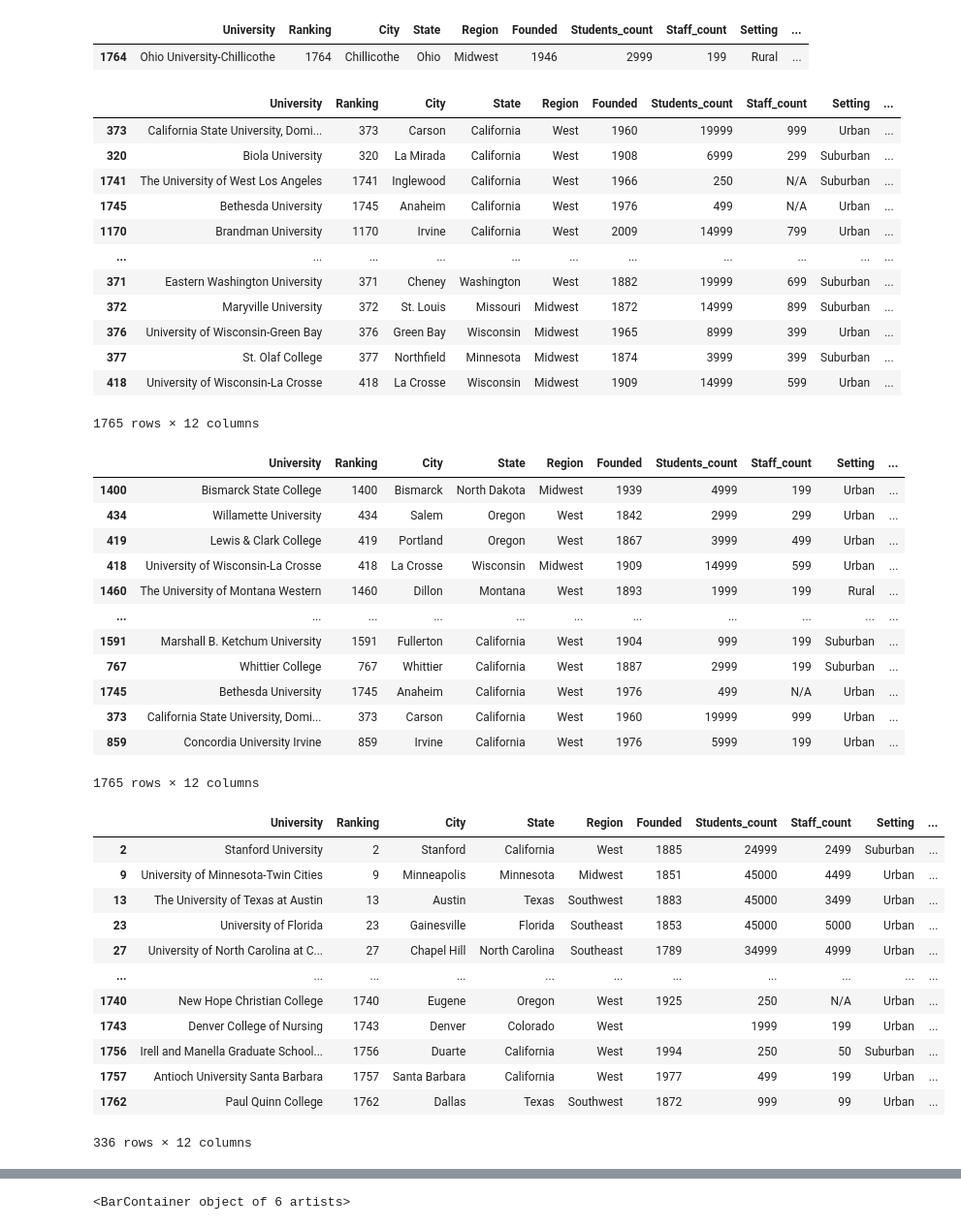
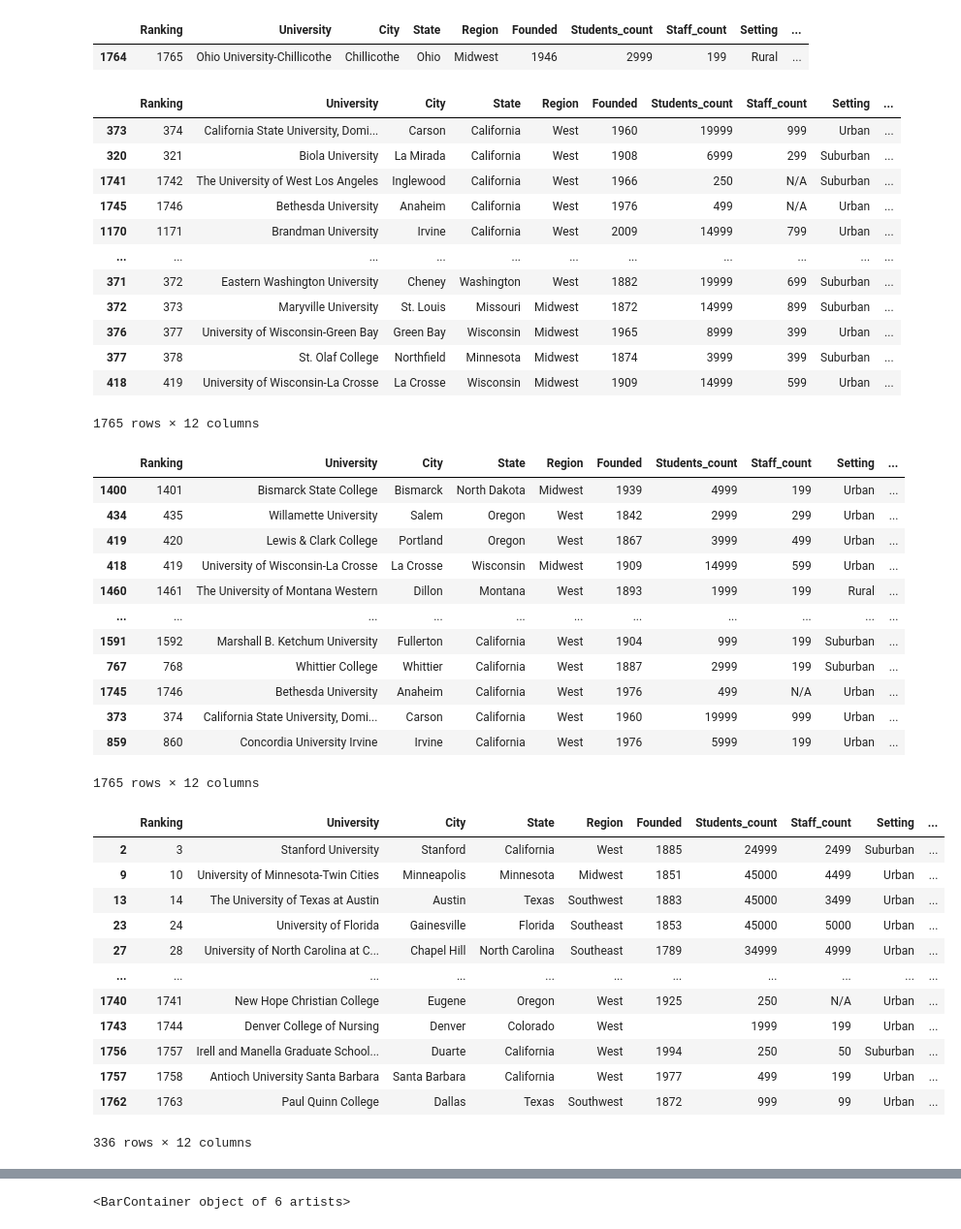
Before and after one commit to mac5617/414, a Jupyter notebook: Assingment 1/idea2.ipynb, the cells around one changed output, grey strips where cells are left out. Shown at 97% size. Cells and saved outputs as stored; diff of their text form; code cells hidden in the pictures.

```diff
--- a/Assingment 1/idea2.ipynb
+++ b/Assingment 1/idea2.ipynb
@@ -144,7 +144,7 @@ for i in state_list:
         region.append('Outside')
     else:
         region.append('N/A')
-rank = [*range(len(university_list))]
+rank = [*range(1,len(university_list)+1)]
 # %%
 university_series = pd.Series(university_list)
 rank_series = pd.Series(rank)
@@ -177,57 +177,58 @@ df = pd.concat(data,axis=1)
 df.drop(df.tail(1).index,inplace=True)
 df.tail(1)
 # %% [output]
-|  | University | Ranking | City | State | Region | Founded | Students_count | Staff_count | Setting | ... |
-| 1764 | Ohio University-Chillicothe | 1764 | Chillicothe | Ohio | Midwest | 1946 | 2999 | 199 | Rural | ... |
+|  | Ranking | University | City | State | Region | Founded | Students_count | Staff_count | Setting | ... |
+| 1764 | 1765 | Ohio University-Chillicothe | Chillicothe | Ohio | Midwest | 1946 | 2999 | 199 | Rural | ... |
 # %%
 df.sort_values(by=['Air_quality'],ascending=False)
 # %% [output]
-|  | University | Ranking | City | State | Region | Founded | Students_count | Staff_count | Setting | ... |
-| 373 | California State University, Domi... | 373 | Carson | California | West | 1960 | 19999 | 999 | Urban | ... |
-| 320 | Biola University | 320 | La Mirada | California | West | 1908 | 6999 | 299 | Suburban | ... |
-| 1741 | The University of West Los Angeles | 1741 | Inglewood | California | West | 1966 | 250 | N/A | Suburban | ... |
-| 1745 | Bethesda University | 1745 | Anaheim | California | West | 1976 | 499 | N/A | Urban | ... |
-| 1170 | Brandman University | 1170 | Irvine | California | West | 2009 | 14999 | 799 | Urban | ... |
+|  | Ranking | University | City | State | Region | Founded | Students_count | Staff_count | Setting | ... |
+| 373 | 374 | California State University, Domi... | Carson | California | West | 1960 | 19999 | 999 | Urban | ... |
+| 320 | 321 | Biola University | La Mirada | California | West | 1908 | 6999 | 299 | Suburban | ... |
+| 1741 | 1742 | The University of West Los Angeles | Inglewood | California | West | 1966 | 250 | N/A | Suburban | ... |
+| 1745 | 1746 | Bethesda University | Anaheim | California | West | 1976 | 499 | N/A | Urban | ... |
+| 1170 | 1171 | Brandman University | Irvine | California | West | 2009 | 14999 | 799 | Urban | ... |
 | ... | ... | ... | ... | ... | ... | ... | ... | ... | ... | ... |
-| 371 | Eastern Washington University | 371 | Cheney | Washington | West | 1882 | 19999 | 699 | Suburban | ... |
-| 372 | Maryville University | 372 | St. Louis | Missouri | Midwest | 1872 | 14999 | 899 | Suburban | ... |
-| 376 | University of Wisconsin-Green Bay | 376 | Green Bay | Wisconsin | Midwest | 1965 | 8999 | 399 | Urban | ... |
-| 377 | St. Olaf College | 377 | Northfield | Minnesota | Midwest | 1874 | 3999 | 399 | Suburban | ... |
-| 418 | University of Wisconsin-La Crosse | 418 | La Crosse | Wisconsin | Midwest | 1909 | 14999 | 599 | Urban | ... |
+| 371 | 372 | Eastern Washington University | Cheney | Washington | West | 1882 | 19999 | 699 | Suburban | ... |
+| 372 | 373 | Maryville University | St. Louis | Missouri | Midwest | 1872 | 14999 | 899 | Suburban | ... |
+| 376 | 377 | University of Wisconsin-Green Bay | Green Bay | Wisconsin | Midwest | 1965 | 8999 | 399 | Urban | ... |
+| 377 | 378 | St. Olaf College | Northfield | Minnesota | Midwest | 1874 | 3999 | 399 | Suburban | ... |
+| 418 | 419 | University of Wisconsin-La Crosse | La Crosse | Wisconsin | Midwest | 1909 | 14999 | 599 | Urban | ... |
 1765 rows × 12 columns
 # %%
 df.sort_values(by=['Air_quality'],ascending=True)
 # %% [output]
-|  | University | Ranking | City | State | Region | Founded | Students_count | Staff_count | Setting | ... |
-| 1400 | Bismarck State College | 1400 | Bismarck | North Dakota | Midwest | 1939 | 4999 | 199 | Urban | ... |
-| 434 | Willamette University | 434 | Salem | Oregon | West | 1842 | 2999 | 299 | Urban | ... |
-| 419 | Lewis & Clark College | 419 | Portland | Oregon | West | 1867 | 3999 | 499 | Urban | ... |
-| 418 | University of Wisconsin-La Crosse | 418 | La Crosse | Wisconsin | Midwest | 1909 | 14999 | 599 | Urban | ... |
-| 1460 | The University of Montana Western | 1460 | Dillon | Montana | West | 1893 | 1999 | 199 | Rural | ... |
+|  | Ranking | University | City | State | Region | Founded | Students_count | Staff_count | Setting | ... |
+| 1400 | 1401 | Bismarck State College | Bismarck | North Dakota | Midwest | 1939 | 4999 | 199 | Urban | ... |
+| 434 | 435 | Willamette University | Salem | Oregon | West | 1842 | 2999 | 299 | Urban | ... |
+| 419 | 420 | Lewis & Clark College | Portland | Oregon | West | 1867 | 3999 | 499 | Urban | ... |
+| 418 | 419 | University of Wisconsin-La Crosse | La Crosse | Wisconsin | Midwest | 1909 | 14999 | 599 | Urban | ... |
+| 1460 | 1461 | The University of Montana Western | Dillon | Montana | West | 1893 | 1999 | 199 | Rural | ... |
 | ... | ... | ... | ... | ... | ... | ... | ... | ... | ... | ... |
-| 1591 | Marshall B. Ketchum University | 1591 | Fullerton | California | West | 1904 | 999 | 199 | Suburban | ... |
-| 767 | Whittier College | 767 | Whittier | California | West | 1887 | 2999 | 199 | Suburban | ... |
-| 1745 | Bethesda University | 1745 | Anaheim | California | West | 1976 | 499 | N/A | Urban | ... |
-| 373 | California State University, Domi... | 373 | Carson | California | West | 1960 | 19999 | 999 | Urban | ... |
-| 859 | Concordia University Irvine | 859 | Irvine | California | West | 1976 | 5999 | 199 | Urban | ... |
+| 1591 | 1592 | Marshall B. Ketchum University | Fullerton | California | West | 1904 | 999 | 199 | Suburban | ... |
+| 767 | 768 | Whittier College | Whittier | California | West | 1887 | 2999 | 199 | Suburban | ... |
+| 1745 | 1746 | Bethesda University | Anaheim | California | West | 1976 | 499 | N/A | Urban | ... |
+| 373 | 374 | California State University, Domi... | Carson | California | West | 1960 | 19999 | 999 | Urban | ... |
+| 859 | 860 | Concordia University Irvine | Irvine | California | West | 1976 | 5999 | 199 | Urban | ... |
 1765 rows × 12 columns
 # %%
 best = df[df['Air_quality'] == 1]
 best.sort_values(by=['Ranking'],ascending=True)
+best.to_csv('best_air.csv')
 best
 # %% [output]
-|  | University | Ranking | City | State | Region | Founded | Students_count | Staff_count | Setting | ... |
-| 2 | Stanford University | 2 | Stanford | California | West | 1885 | 24999 | 2499 | Suburban | ... |
-| 9 | University of Minnesota-Twin Cities | 9 | Minneapolis | Minnesota | Midwest | 1851 | 45000 | 4499 | Urban | ... |
-| 13 | The University of Texas at Austin | 13 | Austin | Texas | Southwest | 1883 | 45000 | 3499 | Urban | ... |
-| 23 | University of Florida | 23 | Gainesville | Florida | Southeast | 1853 | 45000 | 5000 | Urban | ... |
-| 27 | University of North Carolina at C... | 27 | Chapel Hill | North Carolina | Southeast | 1789 | 34999 | 4999 | Urban | ... |
+|  | Ranking | University | City | State | Region | Founded | Students_count | Staff_count | Setting | ... |
+| 2 | 3 | Stanford University | Stanford | California | West | 1885 | 24999 | 2499 | Suburban | ... |
+| 9 | 10 | University of Minnesota-Twin Cities | Minneapolis | Minnesota | Midwest | 1851 | 45000 | 4499 | Urban | ... |
+| 13 | 14 | The University of Texas at Austin | Austin | Texas | Southwest | 1883 | 45000 | 3499 | Urban | ... |
+| 23 | 24 | University of Florida | Gainesville | Florida | Southeast | 1853 | 45000 | 5000 | Urban | ... |
+| 27 | 28 | University of North Carolina at C... | Chapel Hill | North Carolina | Southeast | 1789 | 34999 | 4999 | Urban | ... |
 | ... | ... | ... | ... | ... | ... | ... | ... | ... | ... | ... |
-| 1740 | New Hope Christian College | 1740 | Eugene | Oregon | West | 1925 | 250 | N/A | Urban | ... |
-| 1743 | Denver College of Nursing | 1743 | Denver | Colorado | West |  | 1999 | 199 | Urban | ... |
-| 1756 | Irell and Manella Graduate School... | 1756 | Duarte | California | West | 1994 | 250 | 50 | Suburban | ... |
-| 1757 | Antioch University Santa Barbara | 1757 | Santa Barbara | California | West | 1977 | 499 | 199 | Urban | ... |
-| 1762 | Paul Quinn College | 1762 | Dallas | Texas | Southwest | 1872 | 999 | 99 | Urban | ... |
+| 1740 | 1741 | New Hope Christian College | Eugene | Oregon | West | 1925 | 250 | N/A | Urban | ... |
+| 1743 | 1744 | Denver College of Nursing | Denver | Colorado | West |  | 1999 | 199 | Urban | ... |
+| 1756 | 1757 | Irell and Manella Graduate School... | Duarte | California | West | 1994 | 250 | 50 | Suburban | ... |
+| 1757 | 1758 | Antioch University Santa Barbara | Santa Barbara | California | West | 1977 | 499 | 199 | Urban | ... |
+| 1762 | 1763 | Paul Quinn College | Dallas | Texas | Southwest | 1872 | 999 | 99 | Urban | ... |
 336 rows × 12 columns
 # %%
 worst = df[df['Air_quality'] == 5]
```
Also changed, not shown: parts of 10 cells of this notebook, 25 other files.
